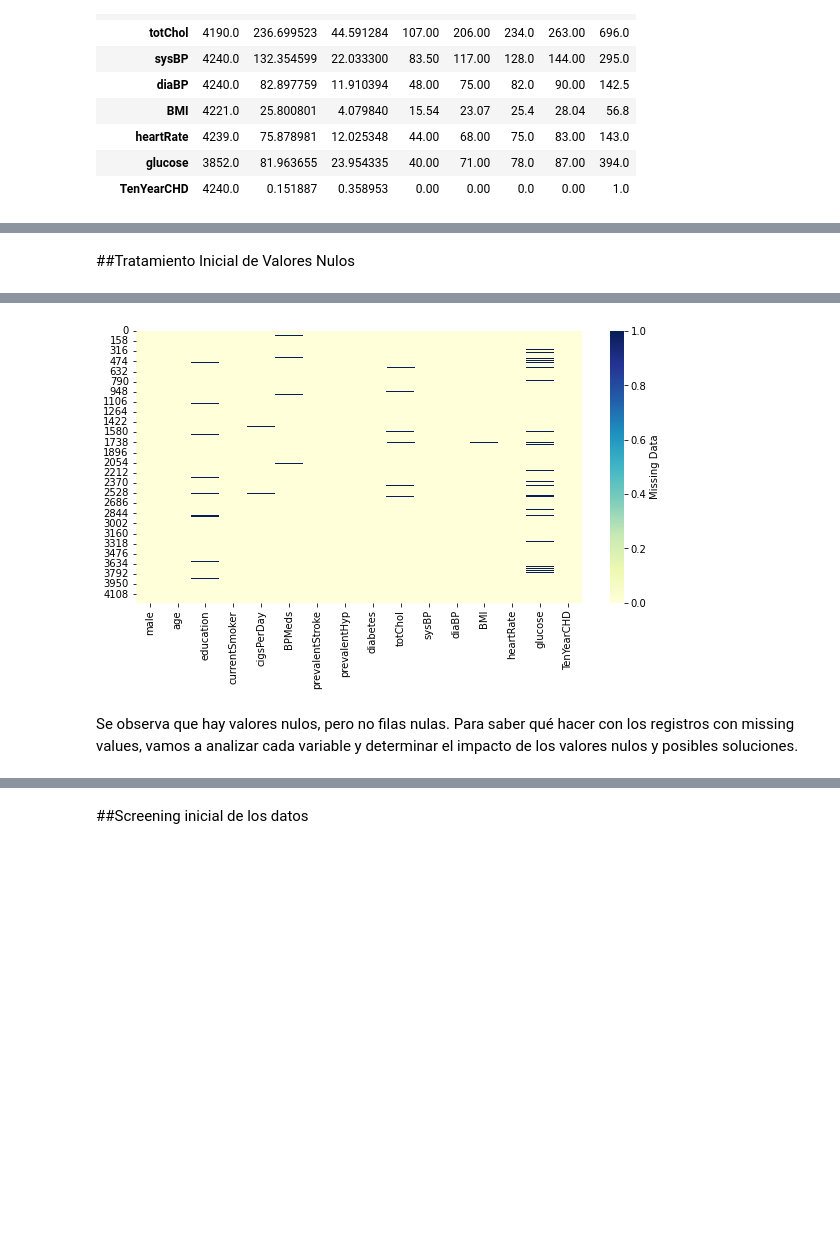
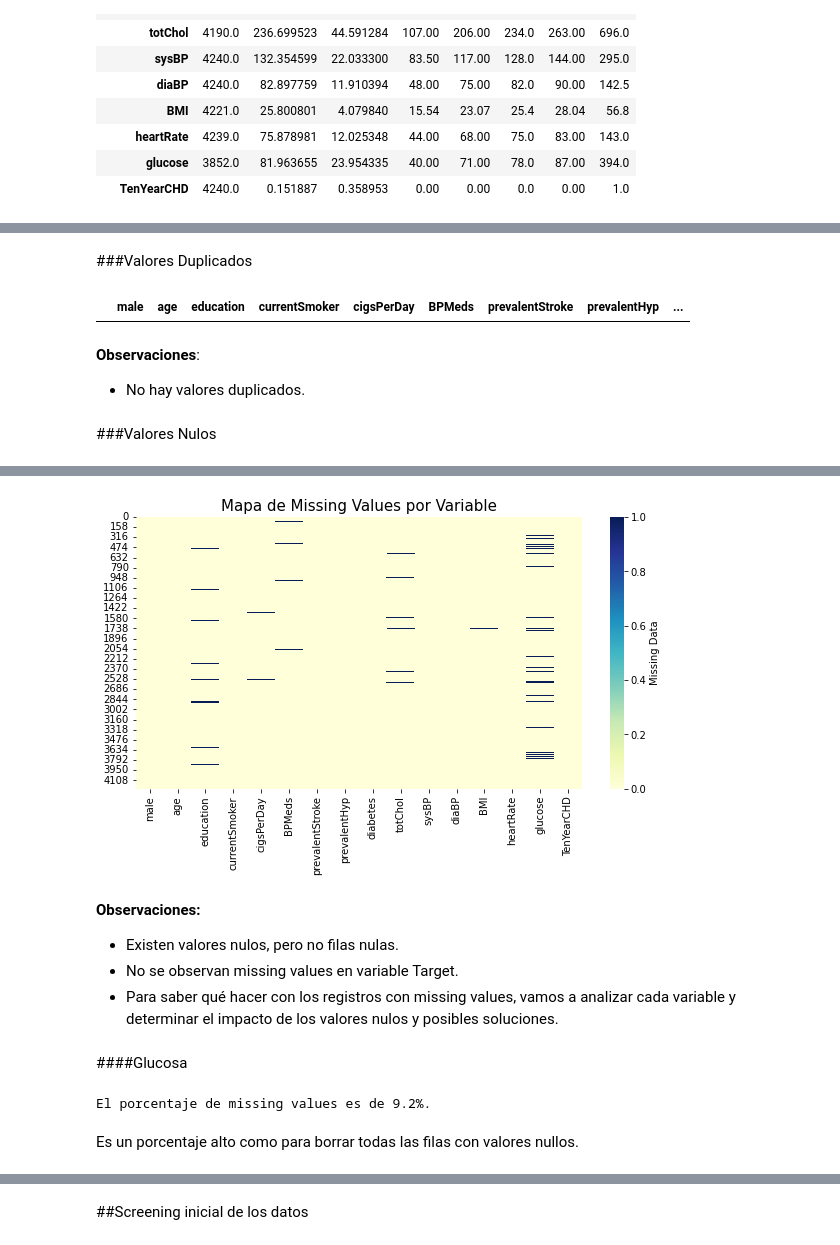
Before and after one commit to MatiasRogani/FraminghamStudy, a Jupyter notebook: FraminghamStudy.ipynb, the cells around one changed output, grey strips where cells are left out. Saved outputs shown, nothing was run; the diff lists cells and outputs as text; code cells hidden in the pictures; blank space fills up the shorter version.

```diff
--- a/FraminghamStudy.ipynb
+++ b/FraminghamStudy.ipynb
@@ -164,5 +130,14 @@ df.groupby('TenYearCHD').count()
+# %% [markdown]
+###Valores Duplicados
+# %%
+df[df.duplicated()]
+# %% [output]
+|  | male | age | education | currentSmoker | cigsPerDay | BPMeds | prevalentStroke | prevalentHyp | ... |
+# %% [markdown]
+**Observaciones**:
+- No hay valores duplicados.
 # %% [markdown]
-##Tratamiento Inicial de Valores Nulos
+###Valores Nulos
 # %%
 #Contamos la cantidad de nulos
 df.isna().sum().sort_values(ascending=False)
@@ -187,8 +162,23 @@ dtype: int64
 # %%
 plt.figure(figsize = (10, 5))
 sns.heatmap(df.isna(), cmap="YlGnBu", cbar_kws={'label': 'Missing Data'})
+plt.title('Mapa de Missing Values por Variable', fontsize= 15)
 plt.show()
 # %% [output]
-[figure, old version]
+[figure, new version]
 # %% [markdown]
-Se observa que hay valores nulos, pero no filas nulas. Para saber qué hacer con los registros con missing values, vamos a analizar cada variable y determinar el impacto de los valores nulos y posibles soluciones.
+**Observaciones:**
+- Existen valores nulos, pero no filas nulas.
+- No se observan missing values en variable Target.
+- Para saber qué hacer con los registros con missing values, vamos a analizar cada variable y determinar el impacto de los valores nulos y posibles soluciones.
+# %% [markdown]
+####Glucosa
+# %%
+#Porcentaje de missing values
+missed = df['glucose'].isna().sum()
+total = df['glucose'].isna().count()
+print(f'El porcentaje de missing values es de {missed/total*100:.1f}%.')
+# %% [output]
+El porcentaje de missing values es de 9.2%.
+# %% [markdown]
+Es un porcentaje alto como para borrar todas las filas con valores nullos.
```
Also changed, not shown: parts of 167 cells of this notebook.
